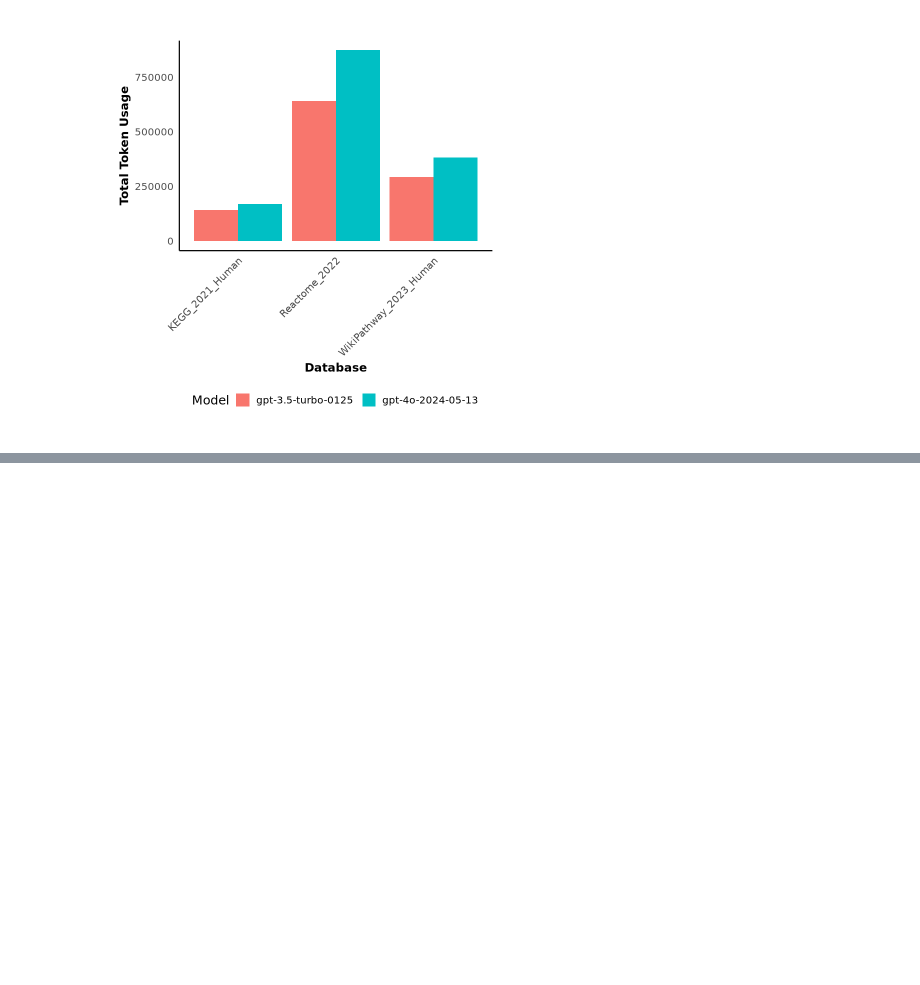
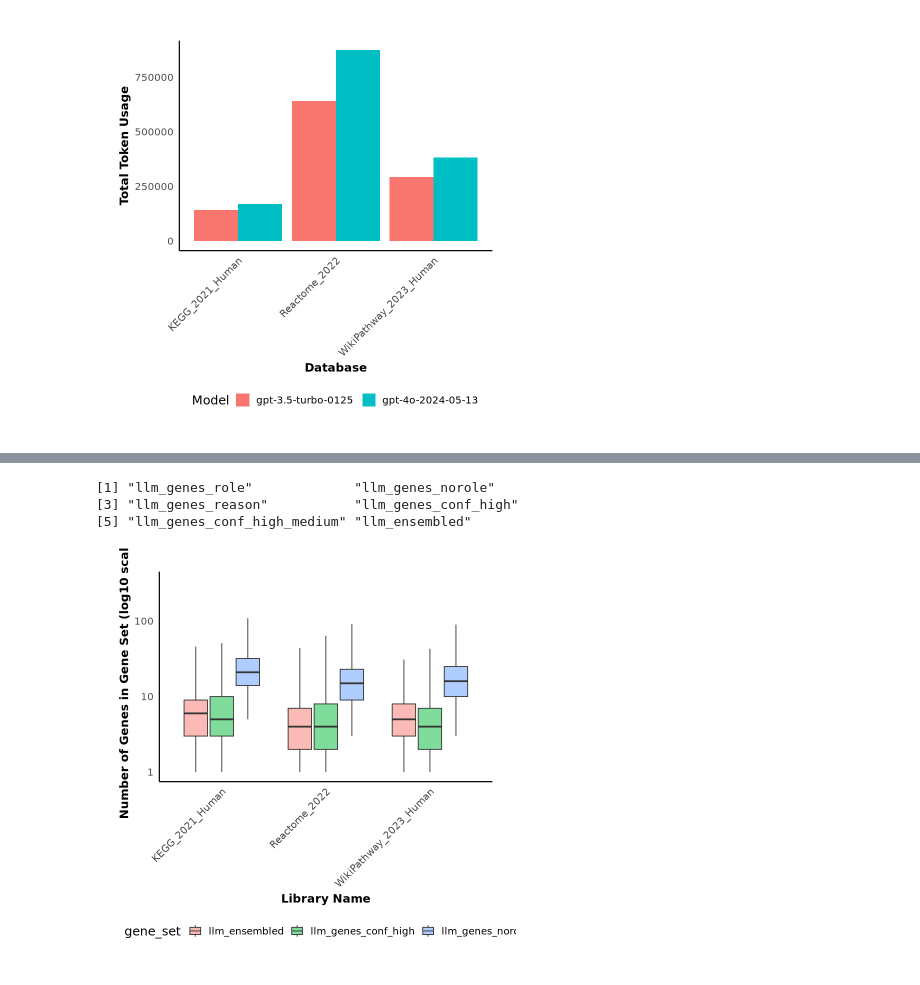
Before and after one commit to Alector-BIO/llm2geneset, a Jupyter notebook: notebooks/figures.ipynb, the cells around one changed output, grey strips where cells are left out. Cells and saved outputs as stored; diff of their text form; code cells hidden in the pictures; blank space fills up the shorter version.

```diff
--- a/notebooks/figures.ipynb
+++ b/notebooks/figures.ipynb
@@ -473,0 +476,3 @@ p
+# %%
+df <- read.csv('genes_overlap.tsv', sep='\t')
+head(df)
@@ -473,0 +489,34 @@ p
+# %%
+unique(df$gene_set)
+# %% [output]
+[1] "llm_genes_role"             "llm_genes_norole"
+[3] "llm_genes_reason"           "llm_genes_conf_high"
+[5] "llm_genes_conf_high_medium" "llm_ensembled"
+# %%
+plot_df <- df %>%
+  filter(gene_set %in% c('llm_genes_norole', 'llm_genes_conf_high', 'llm_ensembled' ))
+# %%
+# plot the number of duplixated genes in each database
+p <- ggplot(plot_df, aes(x = database, y = nllm, fill = gene_set)) +
+  geom_boxplot(outlier.shape = NA, alpha = 0.5) +  # Add a boxplot, outlier.shape = NA hides the outliers
+  scale_y_log10() +  # Use a logarithmic scale for the y-axis
+  xlab("Library Name") +
+  ylab("Number of Genes in Gene Set (log10 scale)") +
+  theme_minimal(base_size = 15) +
+  theme(
+    panel.grid.major = element_blank(),
+    panel.grid.minor = element_blank(),
+    panel.background = element_blank(),
+    plot.background = element_blank(),
+    panel.border = element_blank(),
+    axis.line = element_line(),
+    axis.text.x = element_text(angle = 45, hjust = 1),
+    axis.title.x = element_text(face = "bold", size = 14),
+    axis.title.y = element_text(face = "bold", size = 14),
+    legend.position = "bottom",
+    strip.text = element_text(face = "bold", size = 12),
+    plot.margin = margin(1, 1, 1, 1, "cm")  # Top, right, bottom, left margins
+  )
+p
+# %% [output]
+[figure, added]
```
Also changed, not shown: parts of 5 cells of this notebook.
